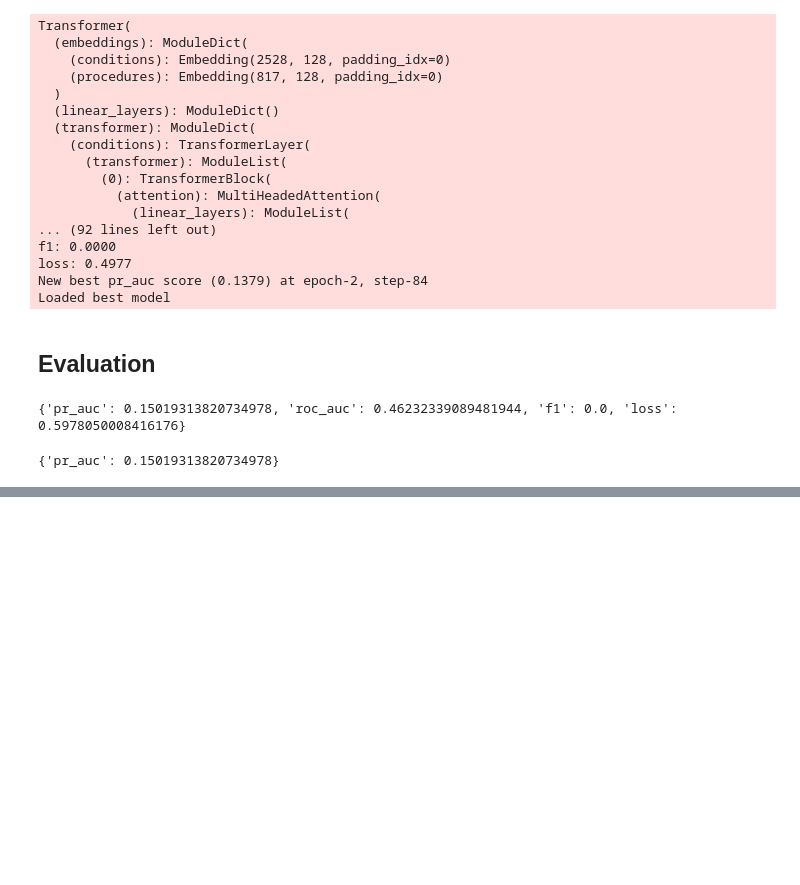
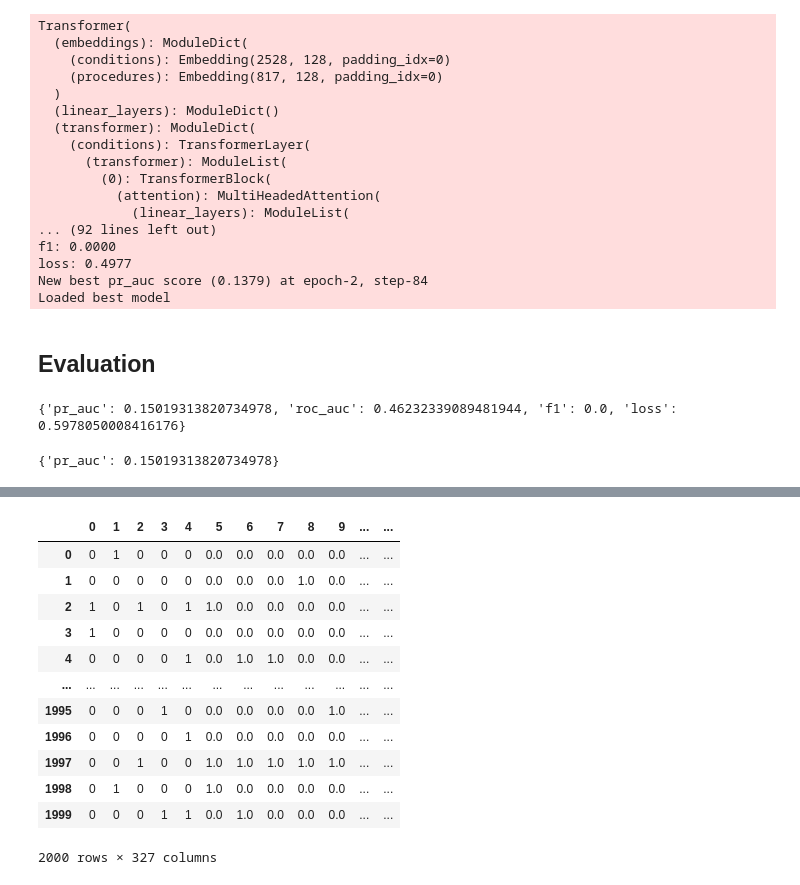
Before and after one commit to gowthamkuntumalla/CS598_DeepLearning_For_Healthcare, a Jupyter notebook: new/Readmission.ipynb, the cells around one changed output, grey strips where cells are left out. Saved outputs shown, nothing was run; the diff lists cells and outputs as text; code cells hidden in the pictures; blank space fills up the shorter version.

```diff
--- a/new/Readmission.ipynb
+++ b/new/Readmission.ipynb
@@ -460,7 +457,0 @@ binary_metrics_fn(y_true, y_prob, metrics=["pr_auc"])
-# %%
-import pickle
-
-path = "../resource/X_train.pkl"
-with open(path) as f:
-    obj = pickle.load(f)
-    print(" [*] load %s" % path)
@@ -468,0 +463,9 @@ UnicodeDecodeError: 'charmap' codec can't decode byte 0x90 in position 169: char
+# %%
+
+path = "../resource/X_train.pkl"
+with open(path, 'rb') as f:
+    obj = pickle.load(f)
+    print(" [*] load %s" % path)
+
+x = pd.DataFrame(obj)
+x.shape
@@ -468,0 +475,9 @@ UnicodeDecodeError: 'charmap' codec can't decode byte 0x90 in position 169: char
+# %%
+
+path = "../resource/Y_train.pkl"
+with open(path, 'rb') as f:
+    obj = pickle.load(f)
+    print(" [*] load %s" % path)
+
+y = pd.DataFrame(obj)
+y.shape
@@ -468,0 +503,16 @@ UnicodeDecodeError: 'charmap' codec can't decode byte 0x90 in position 169: char
+# %%
+y
+# %% [output]
+|  | 0 | 1 | 2 | 3 | 4 | 5 | 6 | 7 | 8 | 9 | ... | ... |
+| 0 | 0 | 1 | 0 | 0 | 0 | 0.0 | 0.0 | 0.0 | 0.0 | 0.0 | ... | ... |
+| 1 | 0 | 0 | 0 | 0 | 0 | 0.0 | 0.0 | 0.0 | 1.0 | 0.0 | ... | ... |
+| 2 | 1 | 0 | 1 | 0 | 1 | 1.0 | 0.0 | 0.0 | 0.0 | 0.0 | ... | ... |
+| 3 | 1 | 0 | 0 | 0 | 0 | 0.0 | 0.0 | 0.0 | 0.0 | 0.0 | ... | ... |
+| 4 | 0 | 0 | 0 | 0 | 1 | 0.0 | 1.0 | 1.0 | 0.0 | 0.0 | ... | ... |
+| ... | ... | ... | ... | ... | ... | ... | ... | ... | ... | ... | ... | ... |
+| 1995 | 0 | 0 | 0 | 1 | 0 | 0.0 | 0.0 | 0.0 | 0.0 | 1.0 | ... | ... |
+| 1996 | 0 | 0 | 0 | 0 | 1 | 0.0 | 0.0 | 0.0 | 0.0 | 0.0 | ... | ... |
+| 1997 | 0 | 0 | 1 | 0 | 0 | 1.0 | 1.0 | 1.0 | 1.0 | 1.0 | ... | ... |
+| 1998 | 0 | 1 | 0 | 0 | 0 | 1.0 | 0.0 | 0.0 | 0.0 | 0.0 | ... | ... |
+| 1999 | 0 | 0 | 0 | 1 | 1 | 0.0 | 1.0 | 0.0 | 0.0 | 0.0 | ... | ... |
+2000 rows × 327 columns
```
Also changed, not shown: parts of 7 cells of this notebook, 1 other file.
